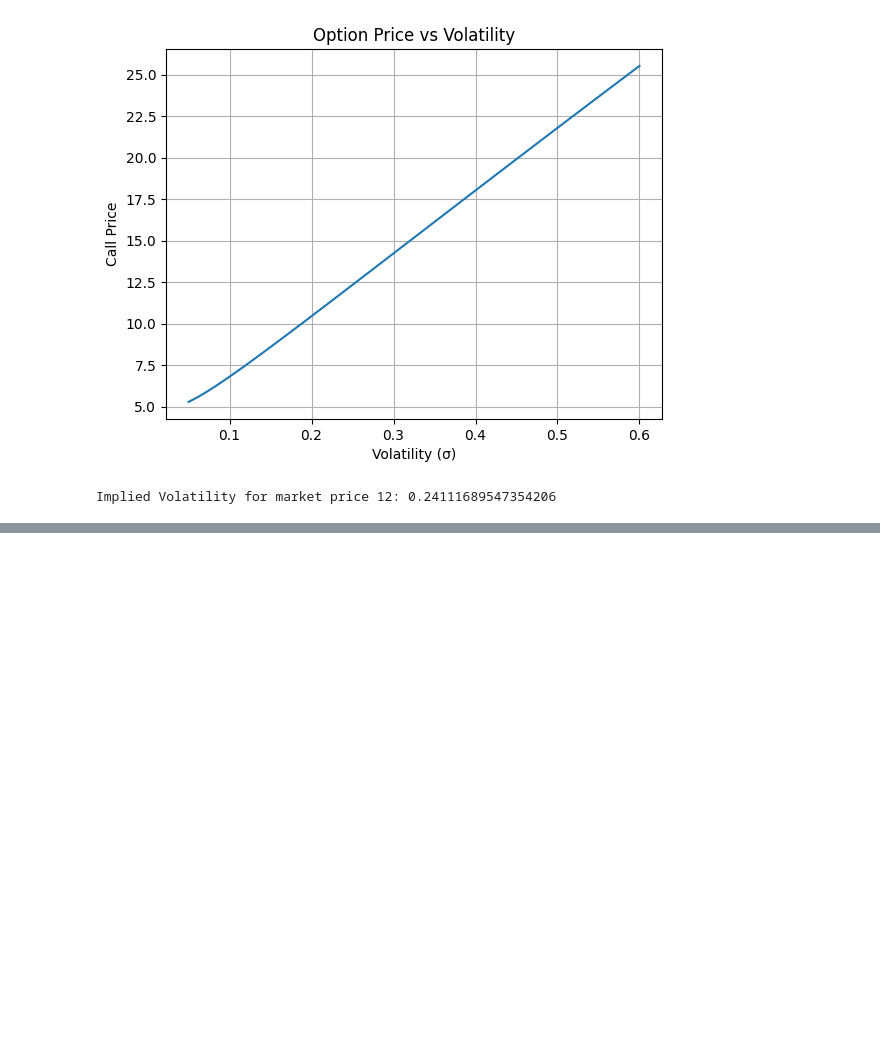
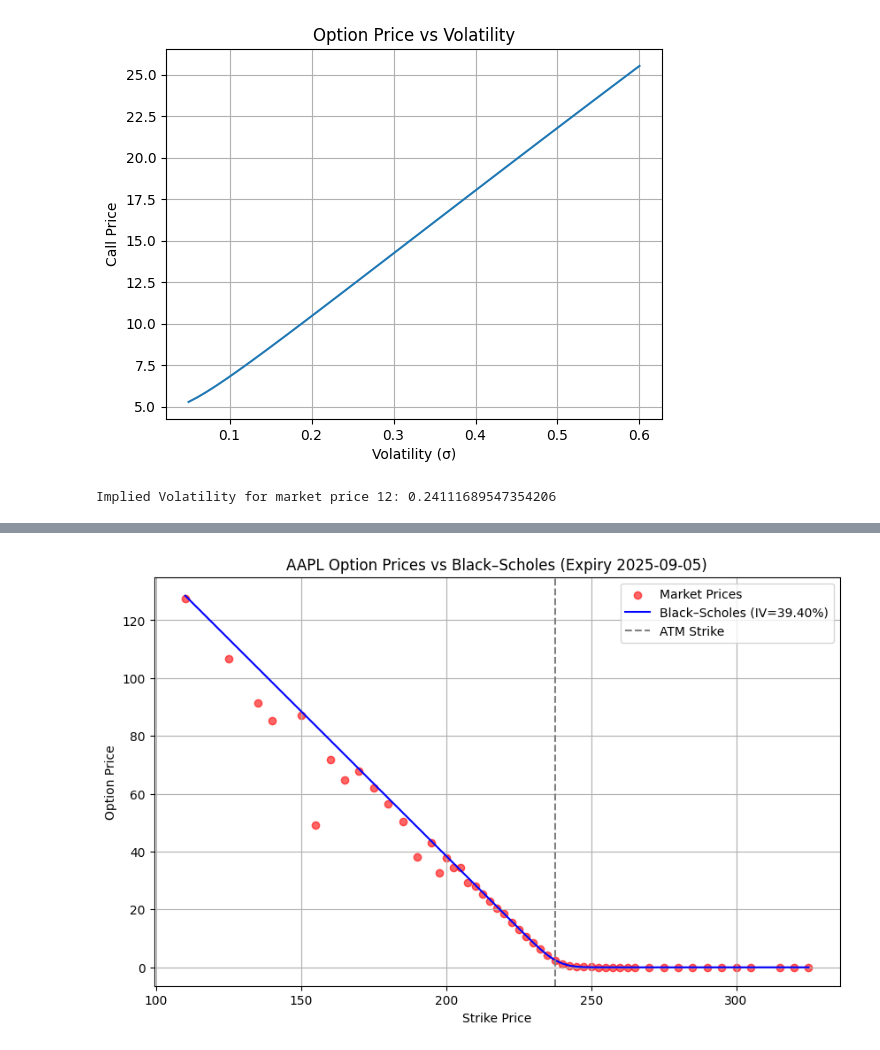
Before and after one commit to wrathrager/quant-projects, a Jupyter notebook: project1_option_vol/notebooks/01_black_scholes.ipynb, the cells around one changed output, grey strips where cells are left out. Cells and saved outputs as stored; diff of their text form; code cells hidden in the pictures; blank space fills up the shorter version.

Commit message:
black scholaes with real data

```diff
--- a/project1_option_vol/notebooks/01_black_scholes.ipynb
+++ b/project1_option_vol/notebooks/01_black_scholes.ipynb
@@ -43,3 +43,97 @@ Put Price : 5.573526022256971
 Delta (call): 0.6368306511756191
 [figure]
 Implied Volatility for market price 12: 0.24111689547354206
+# %%
+import yfinance as yf
+import datetime
+from bs import black_scholes_price, delta, gamma, vega, theta, rho
+from implied_vol import implied_volatility
+
+import ipywidgets as widgets
+from IPython.display import display
+
+# List of stocks
+stock_list = ["AAPL", "NFLX", "PLTR", "NVDA", "META", "AMZN"]
+
+# Create dropdown widget
+dropdown = widgets.Dropdown(
+    options=stock_list,
+    description='Stock:',
+    value="AAPL"  # default
+)
+
+display(dropdown)
+
+# Wrap dropdown value into yf.Ticker
+ticker_symbol = dropdown.value
+ticker = yf.Ticker(ticker_symbol)
+
+# --- Current stock price
+S = ticker.history(period="1d")["Close"].iloc[-1]
+print(f"\nSelected: {ticker_symbol} | Current Price: {S:.2f}")
+
+# --- Get option chain (nearest expiry, if available)
+if ticker.options:  # indices may not always have options
+    expiries = ticker.options
+    expiry = expiries[0]   # pick the nearest expiry
+    opt_chain = ticker.option_chain(expiry)
+    calls = opt_chain.calls
+
+    # --- Pick ATM strike
+    atm_row = calls.iloc[(calls['strike'] - S).abs().argsort()[:1]]
+    K = atm_row['strike'].values[0]
+    market_price = atm_row['lastPrice'].values[0]
+
+    # --- Time to expiry (in years)
+    today = datetime.date.today()
+    expiry_date = datetime.datetime.strptime(expiry, "%Y-%m-%d").date()
+    T = (expiry_date - today).days / 365
+
+    # --- Assume risk-free rate
+    r = 0.05
+
+    # --- Implied volatility
+    iv = implied_volatility(S, K, T, r, market_price, option_type="call")
+
+    # --- Greeks at implied vol
+    d = delta(S, K, T, r, iv, "call")
+    g = gamma(S, K, T, r, iv)
+    v = vega(S, K, T, r, iv)
+    t = theta(S, K, T, r, iv, "call")
+    rh = rho(S, K, T, r, iv, "call")
+
+    print(f"\nOption data for {ticker_symbol} (expiry {expiry}):")
+    print(f"Strike: {K}, Market Price: {market_price}")
+    print(f"Implied Volatility: {iv:.4f}")
+    print(f"Delta: {d:.4f}, Gamma: {g:.6f}, Vega: {v:.4f}, Theta: {t:.4f}, Rho: {rh:.4f}")
+else:
+    print(f"\n{ticker_symbol} has no option chain available on Yahoo Finance.")
+import numpy as np
+import matplotlib.pyplot as plt
+
+# --- Get full call option chain for the same expiry
+calls = opt_chain.calls.copy()
+
+# Extract strikes and market prices
+strikes = calls['strike'].values
+market_prices = calls['lastPrice'].values
+
+# Compute BS prices at each strike using the same implied volatility
+bs_prices = [
+    black_scholes_price(S, K_strike, T, r, iv, option_type="call")
+    for K_strike in strikes
+]
+
+# --- Plot
+plt.figure(figsize=(10, 6))
+plt.scatter(strikes, market_prices, color="red", label="Market Prices", alpha=0.6)
+plt.plot(strikes, bs_prices, color="blue", label=f"Black–Scholes (IV={iv:.2%})")
+
+plt.axvline(K, color="gray", linestyle="--", label="ATM Strike")
+plt.title(f"{ticker_symbol} Option Prices vs Black–Scholes (Expiry {expiry})")
+plt.xlabel("Strike Price")
+plt.ylabel("Option Price")
+plt.legend()
+plt.grid(True)
+plt.show()
+# %% [output]
@@ -45,0 +152 @@ Implied Volatility for market price 12: 0.24111689547354206
+[figure, added]
```
Also changed, not shown: parts of 1 cell of this notebook.
